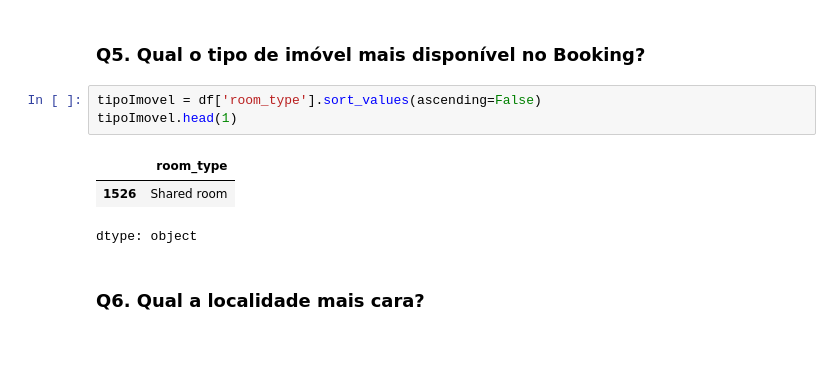
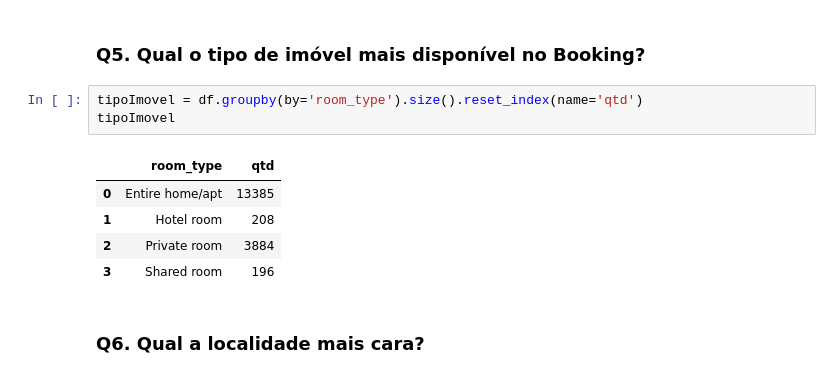
Before and after one commit to MariPinas/data_science_2025, a Jupyter notebook: notebooks/Lab06_Data_Cleaning/Exercicio_Analisando_os_Dados_do_Booking.ipynb, the cells around one changed output. Saved outputs shown, nothing was run; the diff lists cells and outputs as text; blank space fills up the shorter version.

```diff
--- a/notebooks/Lab06_Data_Cleaning/Exercicio_Analisando_os_Dados_do_Booking.ipynb
+++ b/notebooks/Lab06_Data_Cleaning/Exercicio_Analisando_os_Dados_do_Booking.ipynb
@@ -200,13 +204,15 @@ A media de precos de aluguel é 101.32 euros
 89.0
 # %% [markdown]
 ### **Q5. Qual o tipo de imóvel mais disponível no Booking?**
-# %%
-tipoImovel = df['room_type'].sort_values(ascending=False)
-tipoImovel.head(1)
-# %% [output]
-|  | room_type |
-| 1526 | Shared room |
-dtype: object
+# %%
+tipoImovel = df.groupby(by='room_type').size().reset_index(name='qtd')
+tipoImovel
+# %% [output]
+|  | room_type | qtd |
+| 0 | Entire home/apt | 13385 |
+| 1 | Hotel room | 208 |
+| 2 | Private room | 3884 |
+| 3 | Shared room | 196 |
 # %% [markdown]
 ### **Q6. Qual a localidade mais cara?**
 # %%
```
Also changed, not shown: parts of 8 cells of this notebook.
